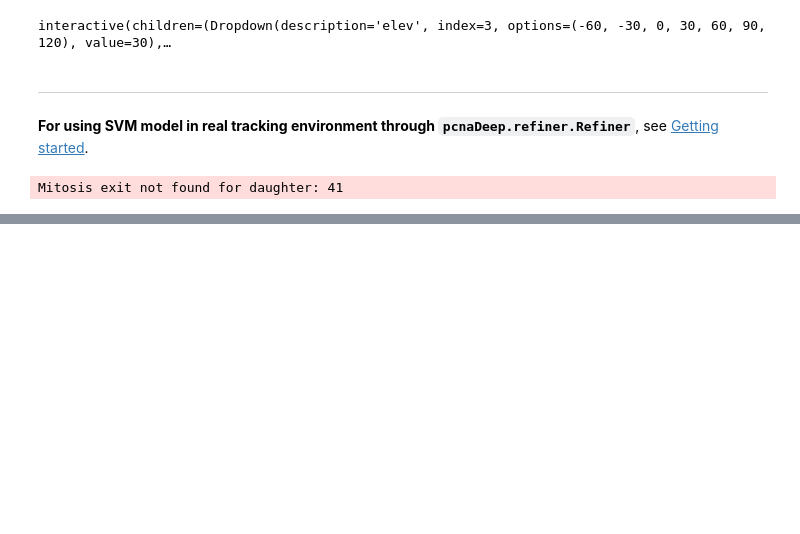
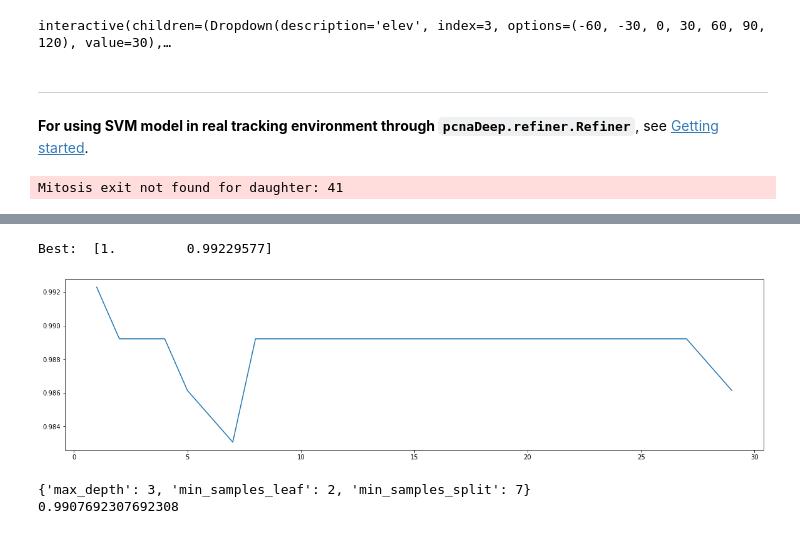
Before and after one commit to Jeff-Gui/PCNAdeep, a Jupyter notebook: tutorial/train_pcna_SVM.ipynb, the cells around one changed output, grey strips where cells are left out. Saved outputs shown, nothing was run; the diff lists cells and outputs as text; code cells hidden in the pictures; blank space fills up the shorter version.

```diff
--- a/tutorial/train_pcna_SVM.ipynb
+++ b/tutorial/train_pcna_SVM.ipynb
@@ -428,0 +482,33 @@ Mitosis exit not found for daughter: 41
+# %%
+###min_samples_leaf
+ScoreAll = []
+for i in range(1,30):
+    cls = tree.DecisionTreeClassifier(min_samples_leaf = i,min_samples_split = 7,max_depth = 13,random_state = 66)
+    score = cross_val_score(cls,X_train,y_train,cv=5).mean()
+    ScoreAll.append([i,score])
+ScoreAll = np.array(ScoreAll)
+
+max_score = np.where(ScoreAll==np.max(ScoreAll[:,1]))[0][0]
+print("Best: ",ScoreAll[max_score])
+# print(ScoreAll[,0])
+plt.figure(figsize=[20,5])
+plt.plot(ScoreAll[:,0],ScoreAll[:,1])
+plt.show()
+# %% [output]
+Best:  [1.         0.99229577]
+[figure, added]
+# %%
+# Grid search
+param_grid = {
+    'max_depth':np.arange(2, 10),
+    'min_samples_leaf':np.arange(1, 8),
+    'min_samples_split':np.arange(2, 8)}
+
+cls = tree.DecisionTreeClassifier(random_state=66)
+GS = GridSearchCV(cls,param_grid,cv=10)
+GS.fit(X_train,y_train)
+print(GS.best_params_)
+print(GS.best_score_)
+# %% [output]
+{'max_depth': 3, 'min_samples_leaf': 2, 'min_samples_split': 7}
+0.9907692307692308
```
Also changed, not shown: parts of 7 cells of this notebook, 7 other files.
